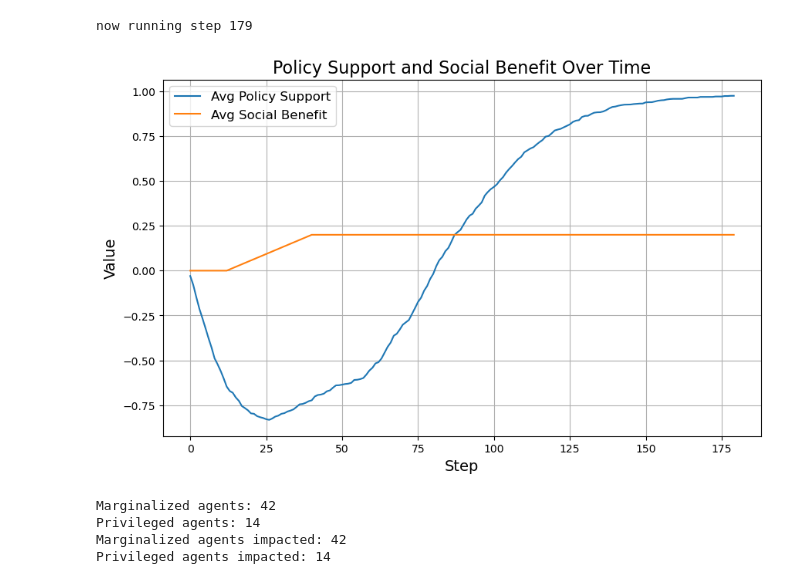
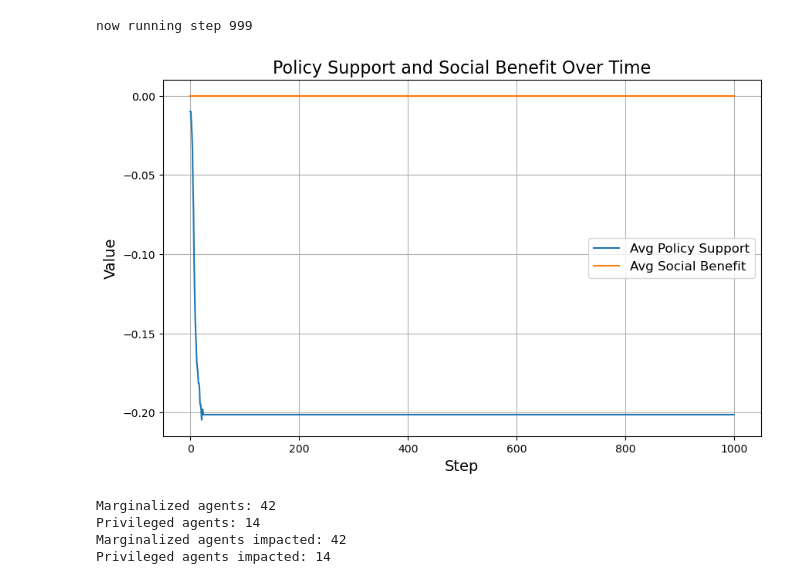
Before and after one commit to josk0/policy-model, a Jupyter notebook: analysis.ipynb, the cells around one changed output. Cells and saved outputs as stored; diff of their text form; code cells hidden in the pictures.

```diff
--- a/analysis.ipynb
+++ b/analysis.ipynb
@@ -7,36 +7,39 @@ import pandas as pd
 from model import PolicyModel
 # %%
 # Set up and run the model
-my_model = PolicyModel()
-#     num_agents=100,               # Number of agents in the model
-#     privileged_fraction=0.3,      # Fraction of privileged nodes
-#     marginalized_fraction=0.3,    # Fraction of marginalized nodes
-# )
+my_model = PolicyModel(
+    num_agents=140,               # Number of agents in the model
+    privileged_fraction=0.1,      # Fraction of privileged nodes
+    marginalized_fraction=0.3,    # Fraction of marginalized nodes
+    rel_policy_expansion=0.02,    # Relative policy expansion rate
+    trigger_level=0.45,           # Trigger level for policy maker to double down
+    policy_reaction=False,        # Whether policymaker doubles doen and expands policy
+)
 
-steps = 180
+steps = 1000
 
 # Run the model for the specified number of steps
 for i in range(steps):
     print(f"now running step {i}", end="\r", flush=True)
     # for n in my_model.agents:
     #   print(f"{n} opinion is {n.opinion}")
     my_model.step()
 
 # Collect and visualize the results
 data = my_model.datacollector.get_model_vars_dataframe()
 
 plt.figure(figsize=(10, 6))
 plt.plot(data["Avg Policy Support"], label="Avg Policy Support")
 plt.plot(data["Avg Social Benefit"], label="Avg Social Benefit")
 plt.title("Policy Support and Social Benefit Over Time", fontsize=16)
 plt.xlabel("Step", fontsize=14)
 plt.ylabel("Value", fontsize=14)
 plt.legend(fontsize=12)
 plt.grid(True)
 plt.show()
 # %% [output]
-now running step 179
+now running step 999
-[figure, old version]
+[figure, new version]
 # %%
 # Count agents by category
 marginalized_agents = sum(1 for agent in my_model.agents if agent.marginalized)
```
Also changed, not shown: 2 other files.
